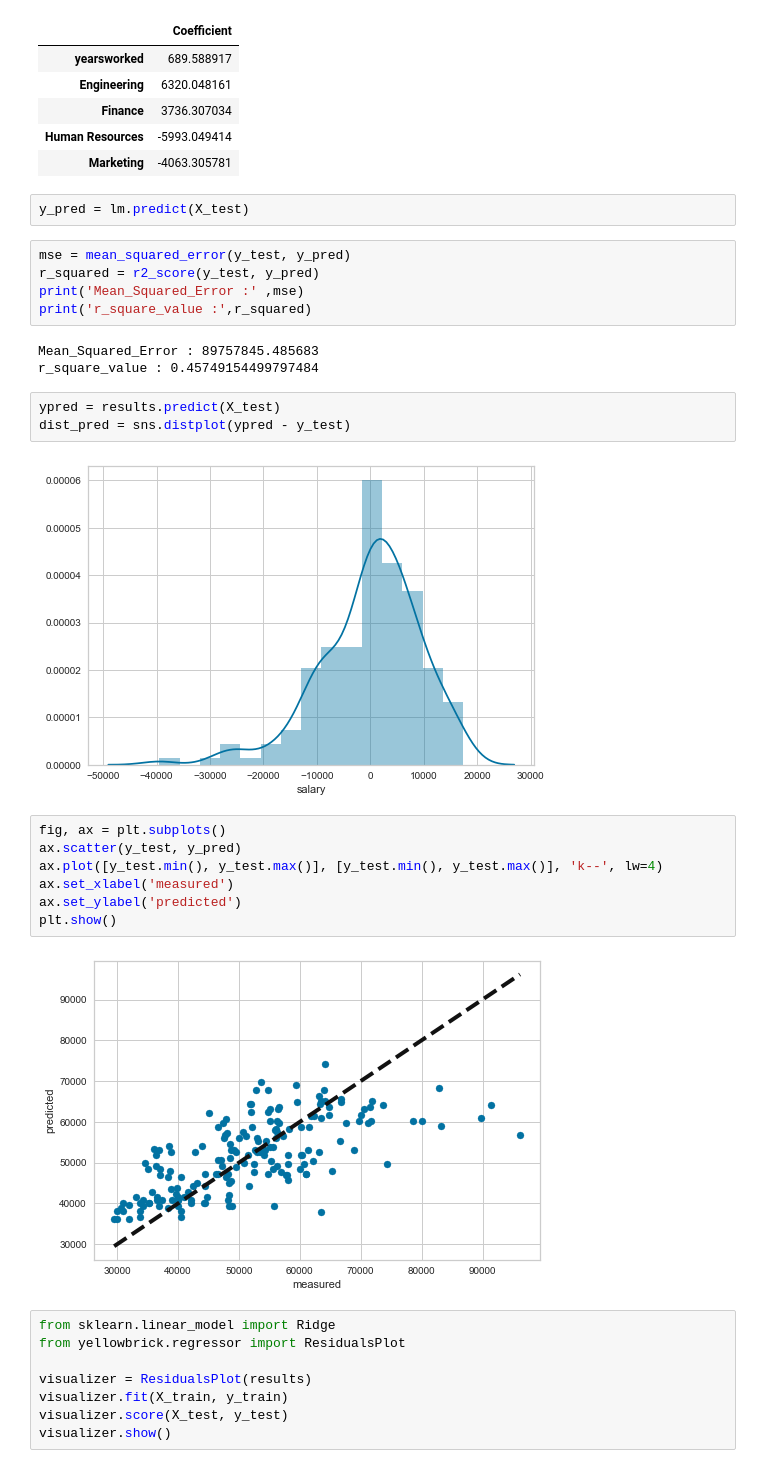
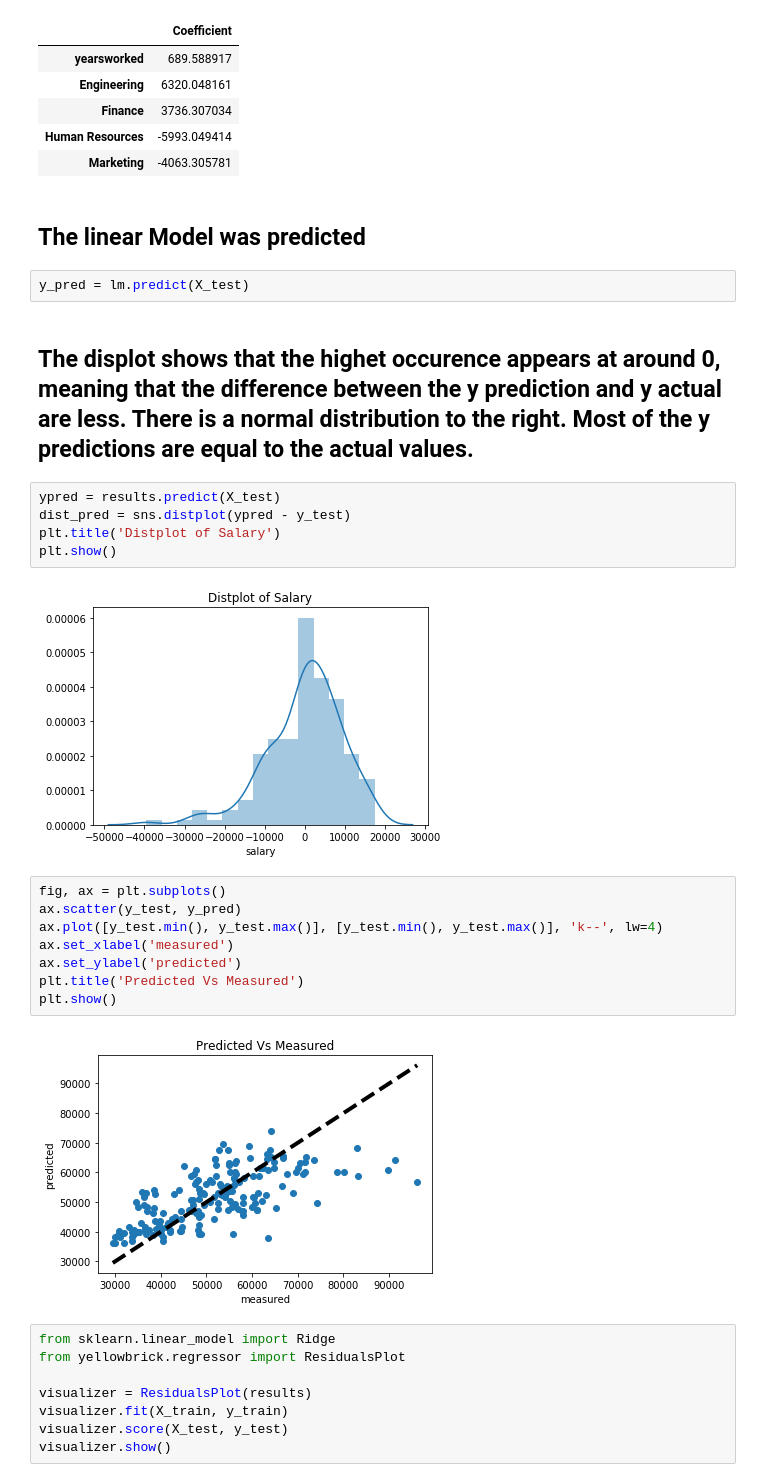
Before and after one commit to PhumlaniKubeka/MultivariateLinearRegression, a Jupyter notebook: MultiivariateLinearRegression.ipynb, the cells around one changed output. Drawn from its saved outputs; the diff is of its cells as text.

```diff
--- a/MultiivariateLinearRegression.ipynb
+++ b/MultiivariateLinearRegression.ipynb
@@ -242,30 +248,29 @@ coeff_df
 | Finance | 3736.307034 |
 | Human Resources | -5993.049414 |
 | Marketing | -4063.305781 |
+# %% [markdown]
+## The linear Model was predicted
 # %%
 y_pred = lm.predict(X_test)
-# %%
-mse = mean_squared_error(y_test, y_pred)
-r_squared = r2_score(y_test, y_pred)
-print('Mean_Squared_Error :' ,mse)
-print('r_square_value :',r_squared)
-# %% [output]
-Mean_Squared_Error : 89757845.485683
-r_square_value : 0.45749154499797484
+# %% [markdown]
+## The displot shows that the highet occurence appears at around 0, meaning that the difference between the y prediction and y actual are less. There is a normal distribution to the right. Most of the y predictions are equal to the actual values.
 # %%
 ypred = results.predict(X_test)
 dist_pred = sns.distplot(ypred - y_test)
+plt.title('Distplot of Salary')
+plt.show()
 # %% [output]
-[figure, old version]
+[figure, new version]
 # %%
 fig, ax = plt.subplots()
 ax.scatter(y_test, y_pred)
 ax.plot([y_test.min(), y_test.max()], [y_test.min(), y_test.max()], 'k--', lw=4)
 ax.set_xlabel('measured')
 ax.set_ylabel('predicted')
+plt.title('Predicted Vs Measured')
 plt.show()
 # %% [output]
-[figure, old version]
+[figure, new version]
 # %%
 from sklearn.linear_model import Ridge
 from yellowbrick.regressor import ResidualsPlot
```
Also changed, not shown: parts of 8 cells of this notebook.
